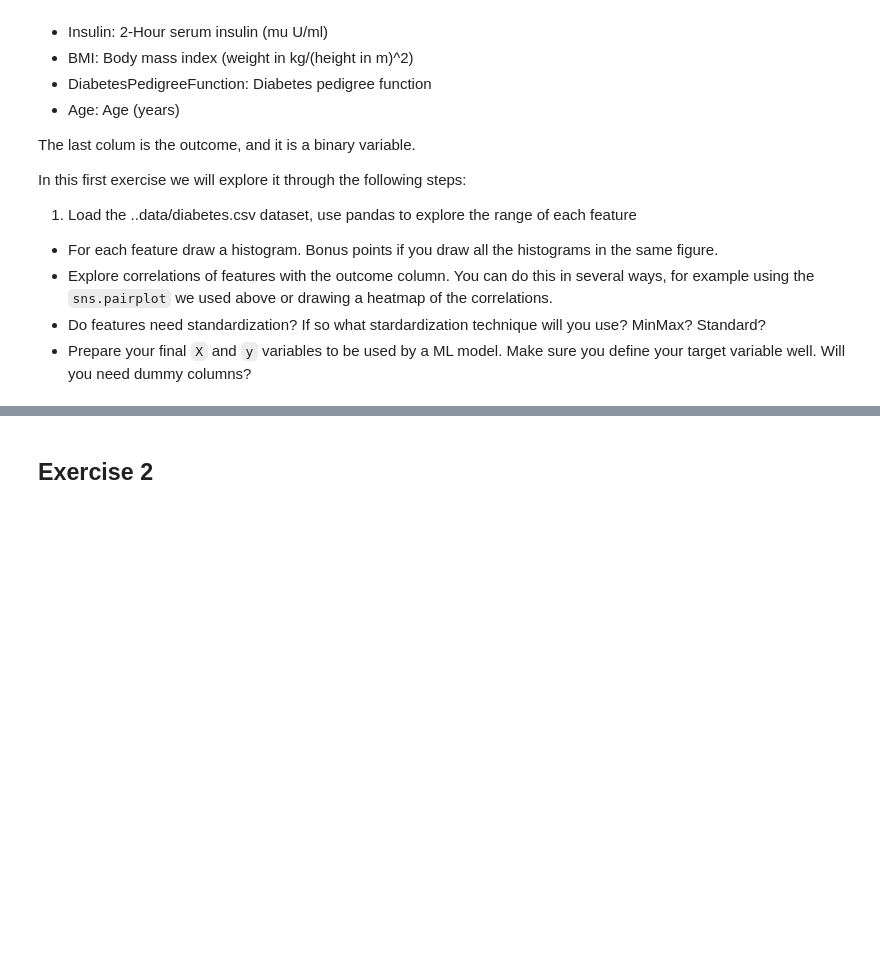
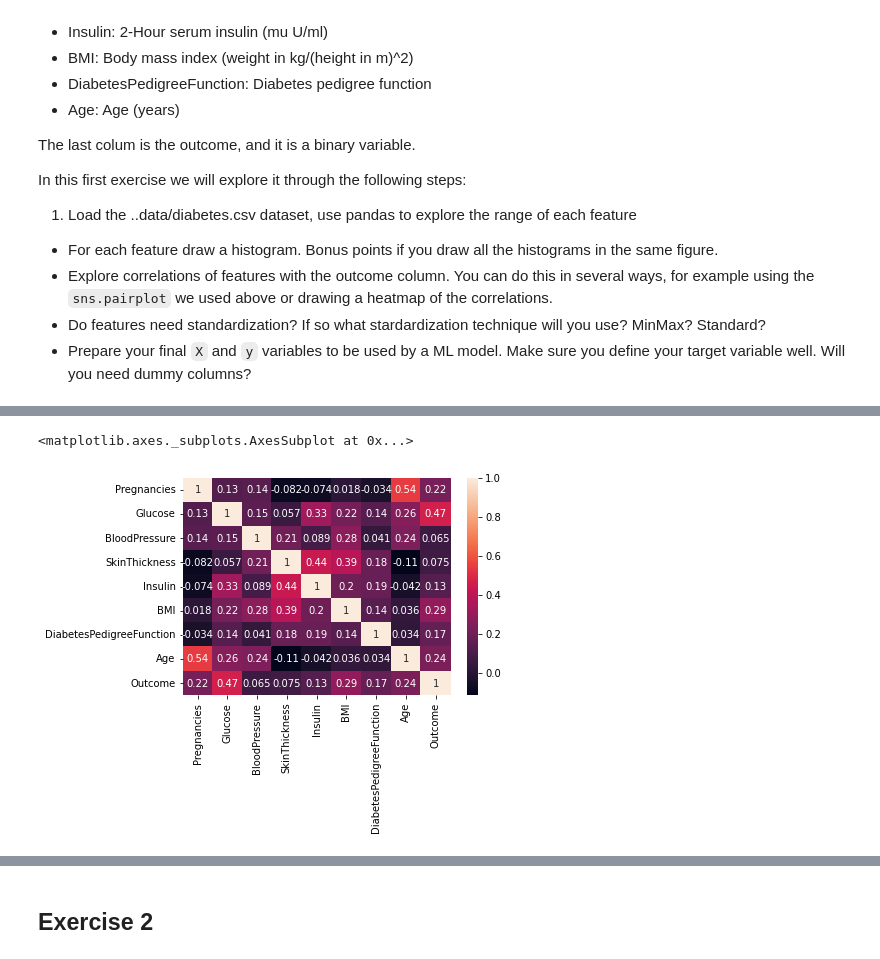
Before and after one commit to Abdelsadeq/Deep-Learning-basics, a Jupyter notebook: Intro_to_Deep_Learning/4_Deep_Learning_Intro.ipynb, the cells around one changed output, grey strips where cells are left out. Saved outputs shown, nothing was run; the diff lists cells and outputs as text; code cells hidden in the pictures; blank space fills up the shorter version.

```diff
--- a/Intro_to_Deep_Learning/4_Deep_Learning_Intro.ipynb
+++ b/Intro_to_Deep_Learning/4_Deep_Learning_Intro.ipynb
@@ -277,0 +298,5 @@ In this first exercise we will explore it through the following steps:
+# %%
+sns.heatmap(df.corr(), annot = True)
+# %% [output]
+<matplotlib.axes._subplots.AxesSubplot at 0x...>
+[figure, added]
```
Also changed, not shown: parts of 22 cells of this notebook.
